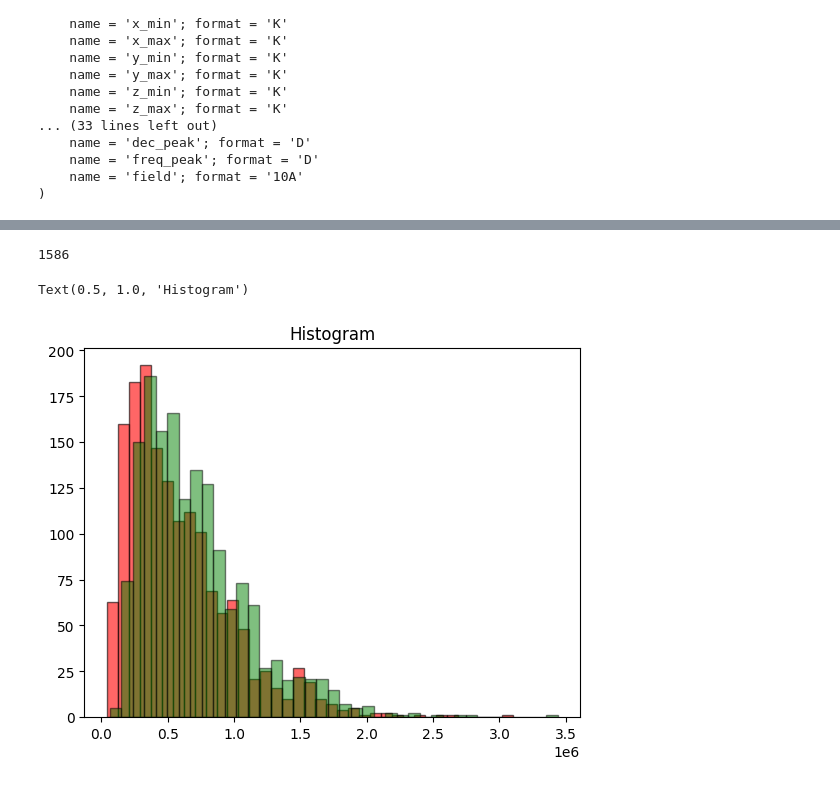
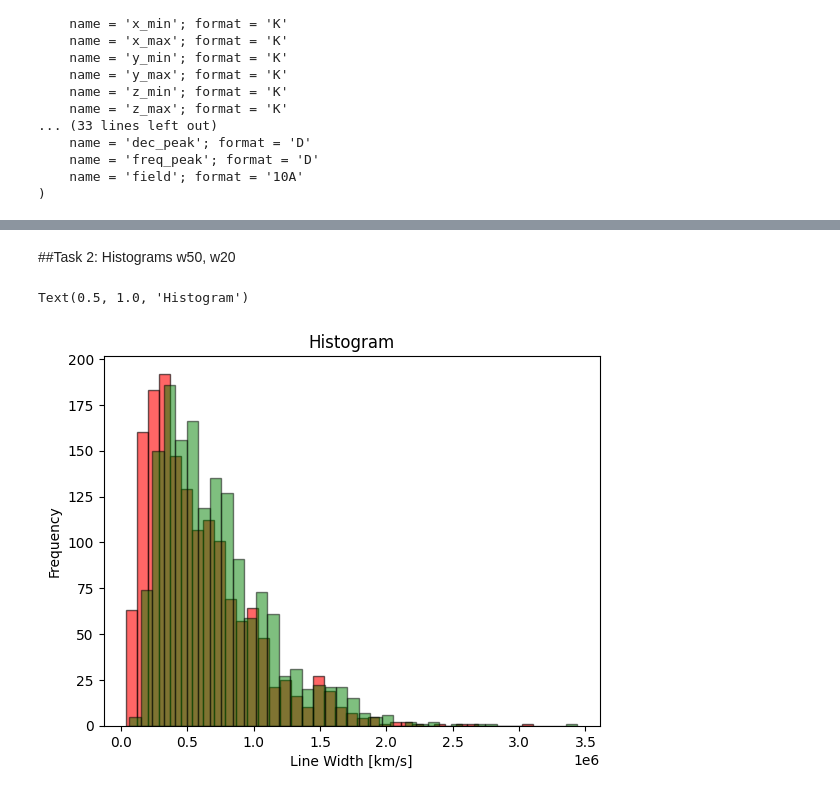
Before and after one commit to AnyelTars/Gas-in-galaxies, a Jupyter notebook: Analysing_APERTIF_data.ipynb, the cells around one changed output, grey strips where cells are left out. Drawn from its saved outputs; the diff is of its cells as text; code cells hidden in the pictures.

```diff
--- a/Analysing_APERTIF_data.ipynb
+++ b/Analysing_APERTIF_data.ipynb
@@ -163,12 +171,15 @@ plt.show()
+# %% [markdown]
+##Task 2: Histograms w50, w20
 # %%
 # Solution 2
 w50=np.array(data['w50'])
 w20=np.array(data['w20'])
-print(len(w20))
+#print(len(w20))
 plt.hist(w50, bins='auto', edgecolor='black',color='r',alpha=0.6)
 plt.hist(w20, bins='auto', edgecolor='black',color='g',alpha=0.5)
+plt.xlabel('Line Width [km/s]')
+plt.ylabel('Frequency')
 plt.title('Histogram')
 # %% [output]
-1586
+Text(0.5, 1.0, 'Histogram')
-Text(0.5, 1.0, 'Histogram')
-[figure, old version]
+[figure, new version]
```
Also changed, not shown: parts of 25 cells of this notebook.
